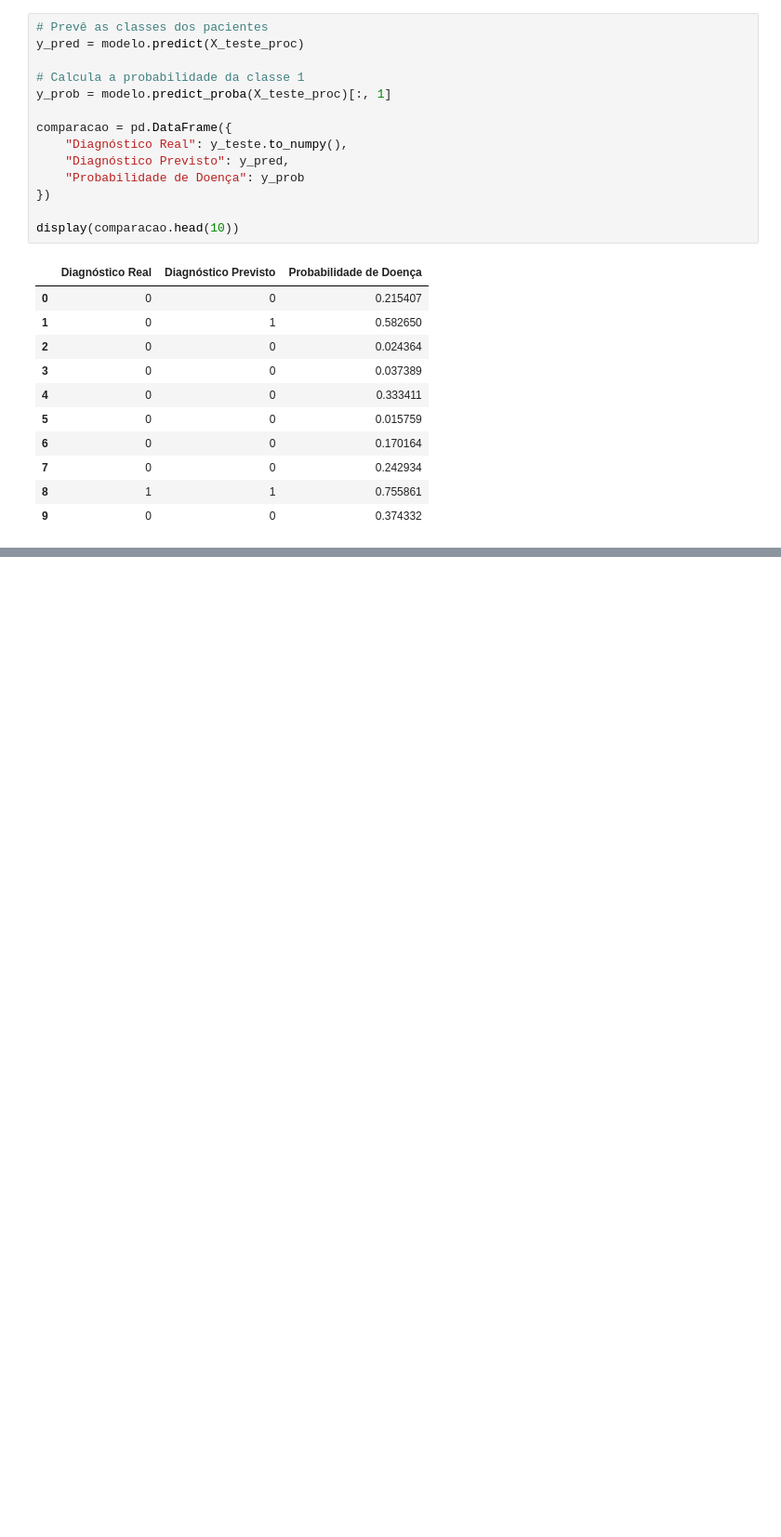
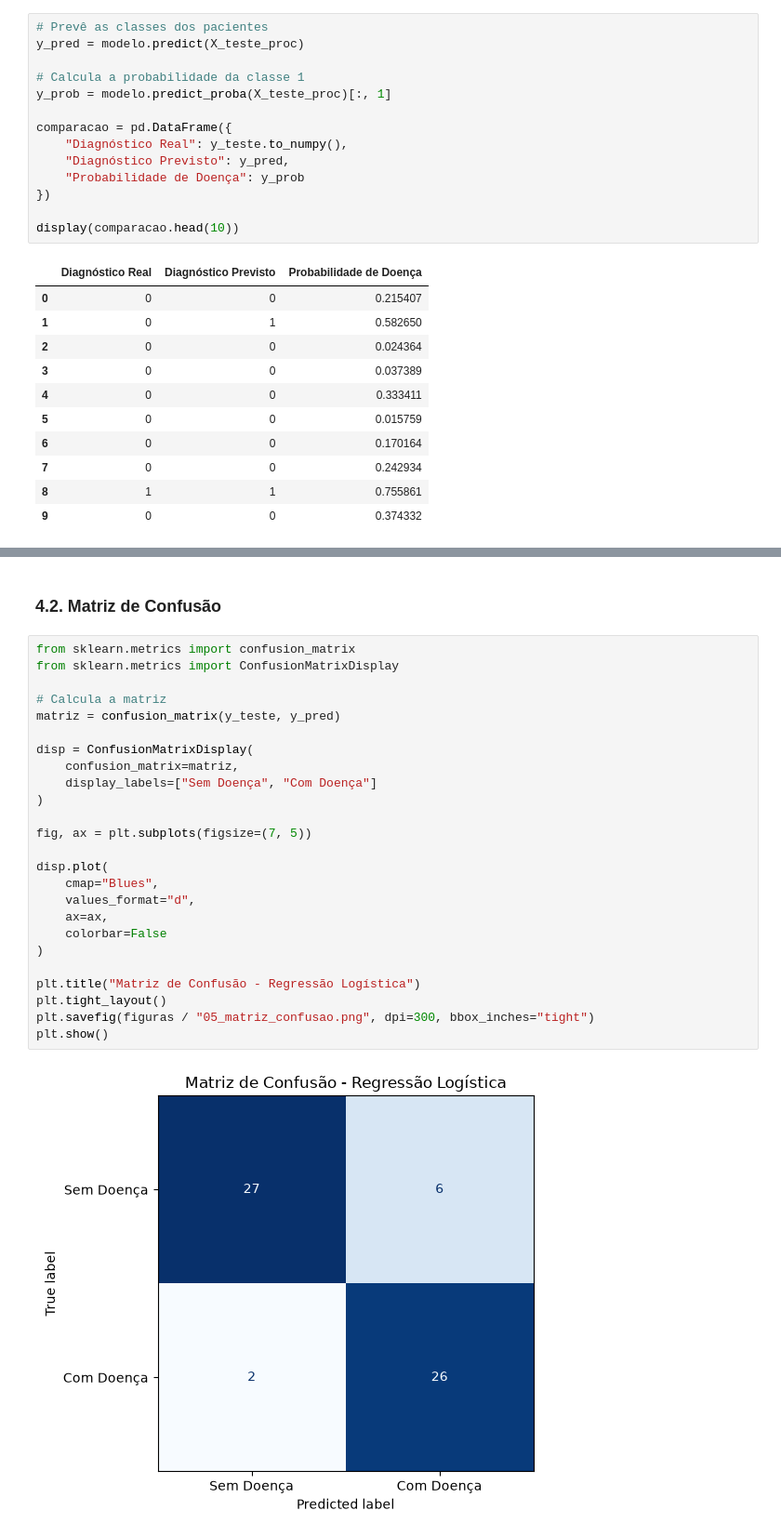
Before and after one commit to Pedrollucas/Sistemas-Inteligentes, a Jupyter notebook: notebooks/02_regressao_logistica.ipynb, the cells around one changed output, grey strips where cells are left out. Shown at 93% size. Drawn from its saved outputs; the diff is of its cells as text; blank space fills up the shorter version.

Commit message:
feat: avalia regressao logistica com metricas e curva ROC

```diff
--- a/notebooks/02_regressao_logistica.ipynb
+++ b/notebooks/02_regressao_logistica.ipynb
@@ -315,0 +365,29 @@ display(comparacao.head(10))
+# %% [markdown]
+### 4.2. Matriz de Confusão
+# %%
+from sklearn.metrics import confusion_matrix
+from sklearn.metrics import ConfusionMatrixDisplay
+
+# Calcula a matriz
+matriz = confusion_matrix(y_teste, y_pred)
+
+disp = ConfusionMatrixDisplay(
+    confusion_matrix=matriz,
+    display_labels=["Sem Doença", "Com Doença"]
+)
+
+fig, ax = plt.subplots(figsize=(7, 5))
+
+disp.plot(
+    cmap="Blues",
+    values_format="d",
+    ax=ax,
+    colorbar=False
+)
+
+plt.title("Matriz de Confusão - Regressão Logística")
+plt.tight_layout()
+plt.savefig(figuras / "05_matriz_confusao.png", dpi=300, bbox_inches="tight")
+plt.show()
+# %% [output]
+[figure, added]
```
Also changed, not shown: parts of 7 cells of this notebook, 2 other files.
